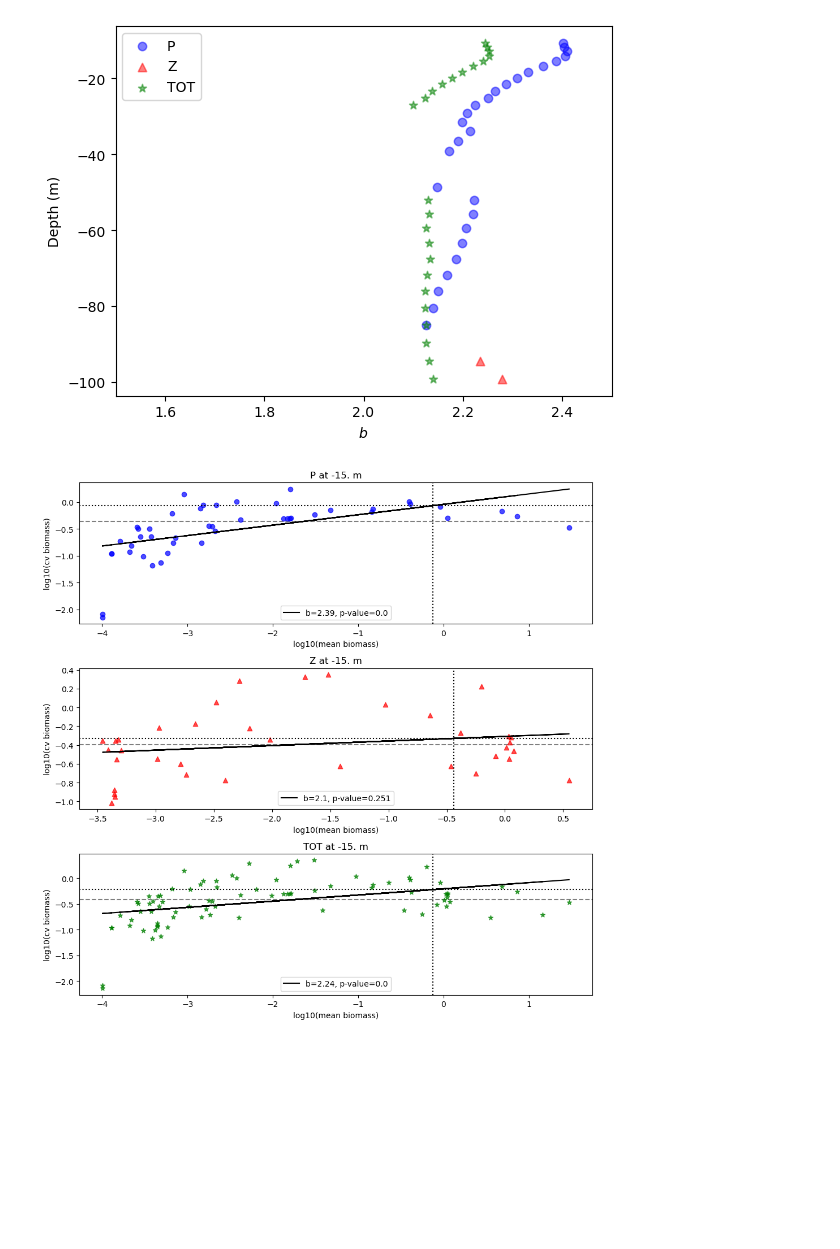
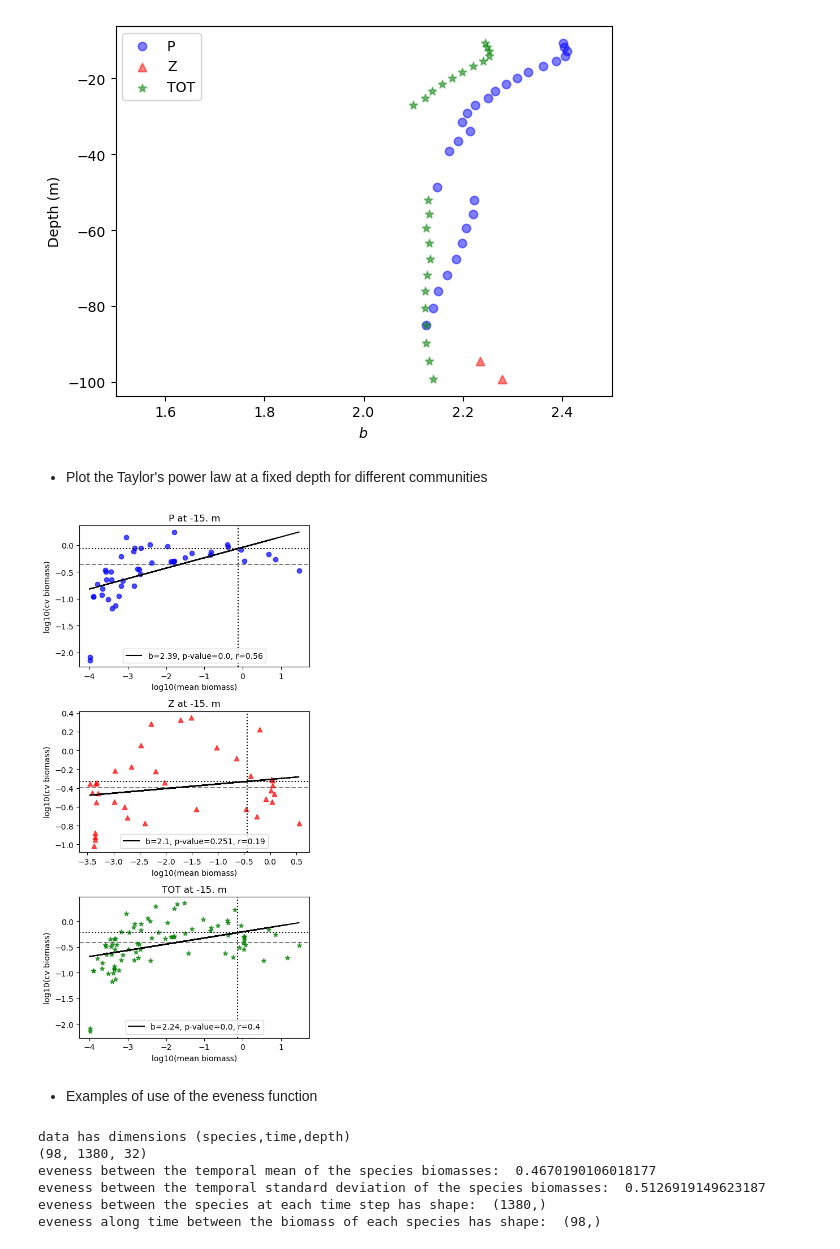
Before and after one commit to gocchipintive/COMSTABPY, a Jupyter notebook: docs/example.ipynb, the cells around one changed output. Saved outputs shown, nothing was run; the diff lists cells and outputs as text; code cells hidden in the pictures; blank space fills up the shorter version.

Commit message:
added eveness function example

```diff
--- a/docs/example.ipynb
+++ b/docs/example.ipynb
@@ -101,10 +113,12 @@ axs.legend()
 # %% [output]
 <matplotlib.legend.Legend at 0x...>
 [figure]
+# %% [markdown]
+- Plot the Taylor's power law at a fixed depth for different communities
 # %%
 #Plot of the Taylor's power law
 from scipy.stats import pearsonr
-fig, axs = plt.subplots(3,1,figsize=(10,10))
+fig, axs = plt.subplots(3,1,figsize=(5,10))
 #layer of deth at which the power law will be calculated
 z_layer = 15
 iz= np.argmin(np.abs(depth+z_layer))
@@ -113,33 +127,78 @@ for icomm,community in enumerate(communities):
         mean_biomass = np.nanmean(ds[community][:,:,iz],axis=1)
         cv_biomass   = np.nanstd(ds[community][:,:,iz],axis=1)/np.nanmean(ds[community][:,:,iz],axis=1)
         var_biomass  = np.nanvar(ds[community][:,:,iz],axis=1)
         #subtitute zeros in cv_biomass with nan otherwise the log10 will return -inf
         mean_biomass[cv_biomass==0] = np.nan
         var_biomass[cv_biomass==0] = np.nan
         cv_biomass[cv_biomass==0] = np.nan
 
         TPL = np.polyfit(np.log10(mean_biomass[~np.isnan(mean_biomass)]), np.log10(cv_biomass[~np.isnan(cv_biomass)]), 1)
-        _, p = pearsonr(np.log10(mean_biomass[~np.isnan(mean_biomass)]), np.log10(cv_biomass[~np.isnan(cv_biomass)]))
+        r, p = pearsonr(np.log10(mean_biomass[~np.isnan(mean_biomass)]), np.log10(cv_biomass[~np.isnan(cv_biomass)]))
         meansum = np.nanmean(np.nansum(ds[community][:,:,iz],axis=0))
         varsum = np.nanvar(np.nansum(ds[community][:,:,iz],axis=0))
         cvsum = np.sqrt(varsum)/meansum
         n = ds[community][:,:,iz].shape[0]
         CVe = 10**TPL[1] * (meansum / n)**TPL[0]
         sumsd = np.nansum(np.sqrt(var_biomass))
         CVtilde = sumsd / meansum
 
         axs[icomm].scatter(np.log10(mean_biomass),np.log10(cv_biomass),marker=markers[icomm],c=colors[icomm],alpha=0.7)
 
-        axs[icomm].plot(np.log10(mean_biomass),TPL[0]*np.log10(mean_biomass)+TPL[1],c='k',label='b='+str(round((TPL[0]+1)*2,2))+', p-value='+str(round(p,3)))
+        axs[icomm].plot(np.log10(mean_biomass),TPL[0]*np.log10(mean_biomass)+TPL[1],c='k',label='b='+str(round((TPL[0]+1)*2,2))+', p-value='+str(round(p,3))+', r='+str(round(r,2)))
 
         axs[icomm].axhline(np.log10(CVtilde),c='k',ls='--',zorder=0,alpha=0.5)
         axs[icomm].axvline(np.log10(meansum/n),c='k',ls=':',zorder=2)
         axs[icomm].axhline(np.log10(CVe),c='k',ls=':',zorder=1)
 
         axs[icomm].set_title(community+' at '+str(round(depth[iz], 3))[:4]+' m')#+' '+str(round(CVe,2))+' '+str(round(cvsum,2)))
         axs[icomm].set_xlabel('log10(mean biomass)')
         axs[icomm].set_ylabel('log10(cv biomass)')
         axs[icomm].legend(loc='lower center')
 fig.tight_layout()
 # %% [output]
-[figure, old version]
+[figure, new version]
+# %% [markdown]
+- Examples of use of the eveness function
+# %%
+#Eveness function:
+'''
+def eveness(data,axis=None):
+function to compute eveness as the normalized Shannon index
+H = - sum(p_i * log(p_i))/log(N)
+where p_i is the proportion of the i-th species in the community and N the number of species
+Inputs:
+data: array of shape NxM, where N is the number of species and M the number of samples
+axis: axis along which to compute the eveness, default is None. If data has more than one dimension
+      axis should be specified. It should be 0 to compute the eveness of each species or 1 to compute the eveness of each sample
+Outputs:
+H: array of eveness values of shape M if axis is 0 or N if axis is 1. If axis is None it is a single value
+'''
+print('data has dimensions (species,time,depth)')
+print(data.shape) #data has dimensions (species,time,depth)
+#select a depth layer
+id_depth = 0
+
+#compute the eveness between the temporal mean of the species biomasses
+mean = np.nanmean(data[:,:,id_depth],axis=1)
+H = stb.eveness(mean)
+print('eveness between the temporal mean of the species biomasses: ',H)
+
+#compute the eveness between the temporal standard deviation of the species biomasses
+std = np.nanstd(data[:,:,id_depth],axis=1)
+H = stb.eveness(std)
+print('eveness between the temporal standard deviation of the species biomasses: ',H)
+
+#compute the eveness between the species at each time step
+H = stb.eveness(data[:,:,id_depth],axis=0)
+print('eveness between the species at each time step has shape: ',H.shape)
+
+#compute the eveness along time between the biomass of each species
+H = stb.eveness(data[:,:,id_depth],axis=1)
+print('eveness along time between the biomass of each species has shape: ',H.shape)
+# %% [output]
+data has dimensions (species,time,depth)
+(98, 1380, 32)
+eveness between the temporal mean of the species biomasses:  0.4670190106018177
+eveness between the temporal standard deviation of the species biomasses:  0.5126919149623187
+eveness between the species at each time step has shape:  (1380,)
+eveness along time between the biomass of each species has shape:  (98,)
```
Also changed, not shown: parts of 7 cells of this notebook.
